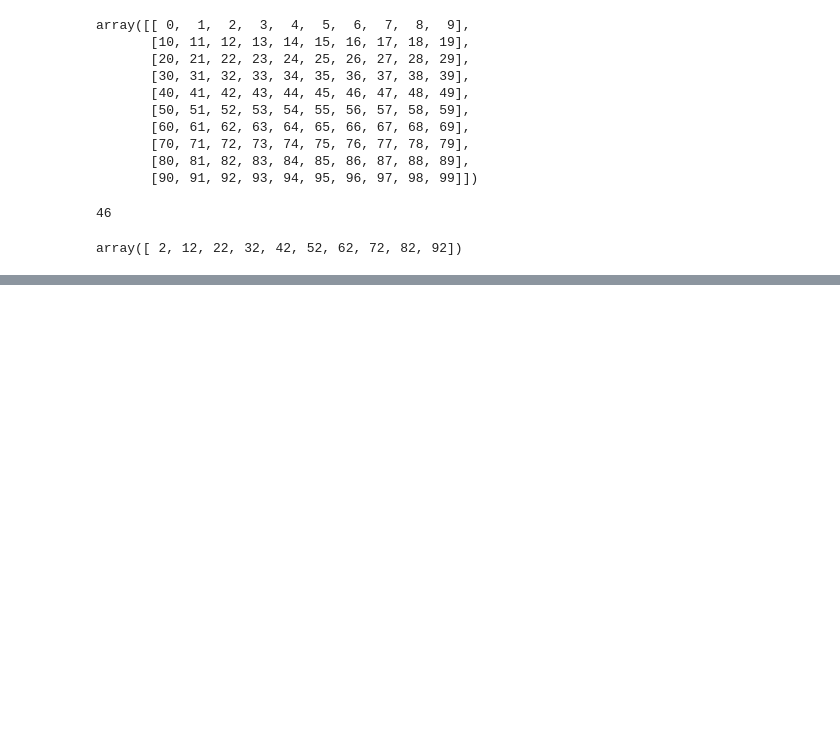
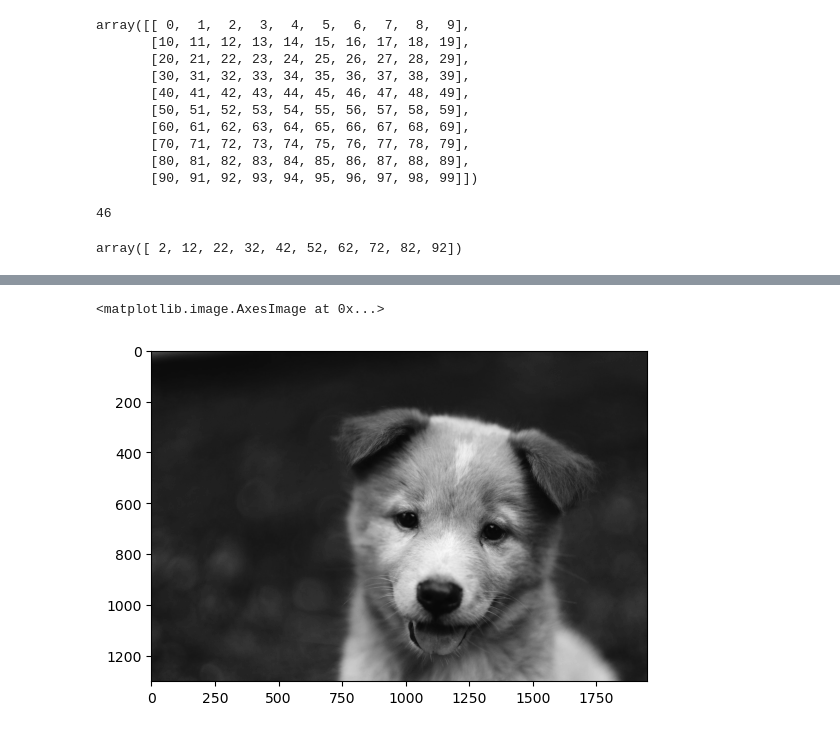
Before and after one commit to whysokara/OpenCV, a Jupyter notebook: practise.ipynb, the cells around one changed output, grey strips where cells are left out. Cells and saved outputs as stored; diff of their text form; code cells hidden in the pictures; blank space fills up the shorter version.

```diff
--- a/practise.ipynb
+++ b/practise.ipynb
@@ -85,0 +114,5 @@ array([ 2, 12, 22, 32, 42, 52, 62, 72, 82, 92])
+# %%
+plt.imshow(only_red, cmap='gray')
+# %% [output]
+<matplotlib.image.AxesImage at 0x...>
+[figure, added]
```
Also changed, not shown: parts of 7 cells of this notebook.
